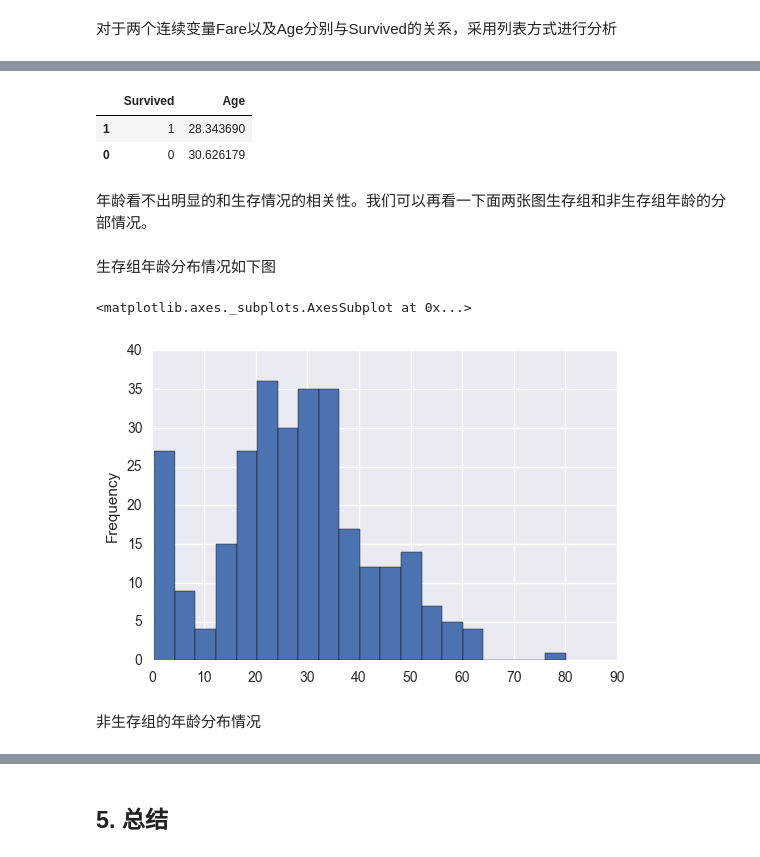
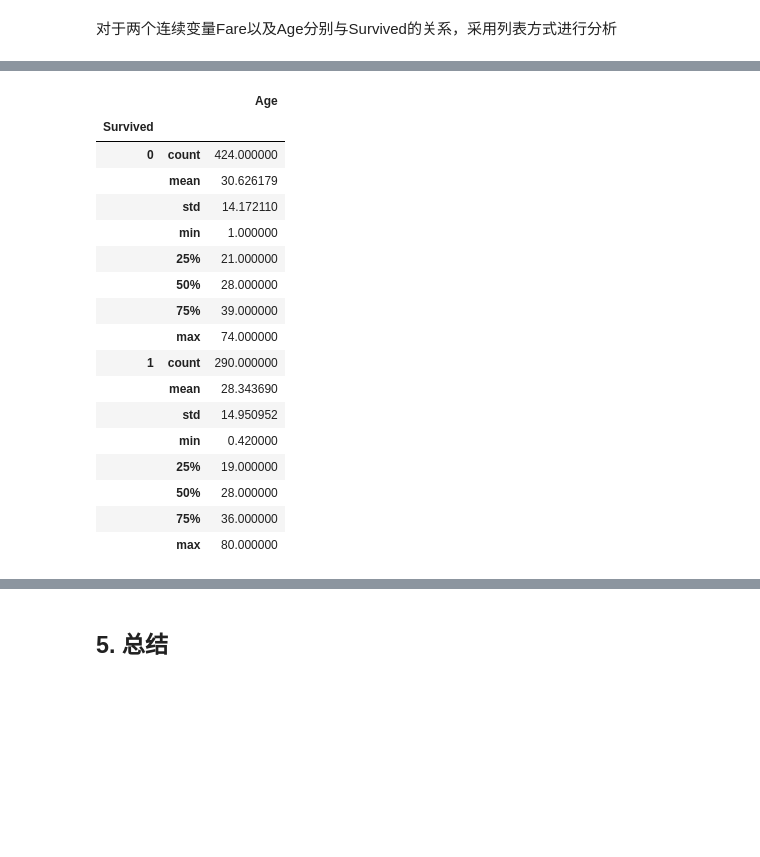
Before and after one commit to frankgrt/Investigate_a_Dataset, a Jupyter notebook: Investigate_titanic_dataset.ipynb, the cells around one changed output, grey strips where cells are left out. Cells and saved outputs as stored; diff of their text form; code cells hidden in the pictures; blank space fills up the shorter version.

```diff
--- a/Investigate_titanic_dataset.ipynb
+++ b/Investigate_titanic_dataset.ipynb
@@ -179,18 +196,21 @@ titanic_df[["Fare", "Survived"]].groupby(['Survived'], as_index = False).mean().
 # %%
-titanic_df[["Age", "Survived"]].groupby(['Survived'], as_index = False).mean().sort_values(by='Survived', ascending=False)
+titanic_df[["Age", "Survived"]].dropna().groupby(['Survived']).describe()
 # %% [output]
-|  | Survived | Age |
-| 1 | 1 | 28.343690 |
-| 0 | 0 | 30.626179 |
+|  |  | Age |
+| Survived |  |  |
+| 0 | count | 424.000000 |
+|  | mean | 30.626179 |
+|  | std | 14.172110 |
+|  | min | 1.000000 |
+|  | 25% | 21.000000 |
+|  | 50% | 28.000000 |
+|  | 75% | 39.000000 |
+|  | max | 74.000000 |
+| 1 | count | 290.000000 |
+|  | mean | 28.343690 |
+|  | std | 14.950952 |
+|  | min | 0.420000 |
+|  | 25% | 19.000000 |
+|  | 50% | 28.000000 |
+|  | 75% | 36.000000 |
+|  | max | 80.000000 |
-# %% [markdown]
-年龄看不出明显的和生存情况的相关性。我们可以再看一下面两张图生存组和非生存组年龄的分部情况。
-# %% [markdown]
-生存组年龄分布情况如下图
-# %%
-survived_group = titanic_df.groupby(["Survived"]).get_group(1)
-survived_group['Age'].plot.hist(bins = 20)
-# %% [output]
-<matplotlib.axes._subplots.AxesSubplot at 0x...>
-[figure, removed]
-# %% [markdown]
-非生存组的年龄分布情况
```
Also changed, not shown: parts of 40 cells of this notebook, 1 other file.
